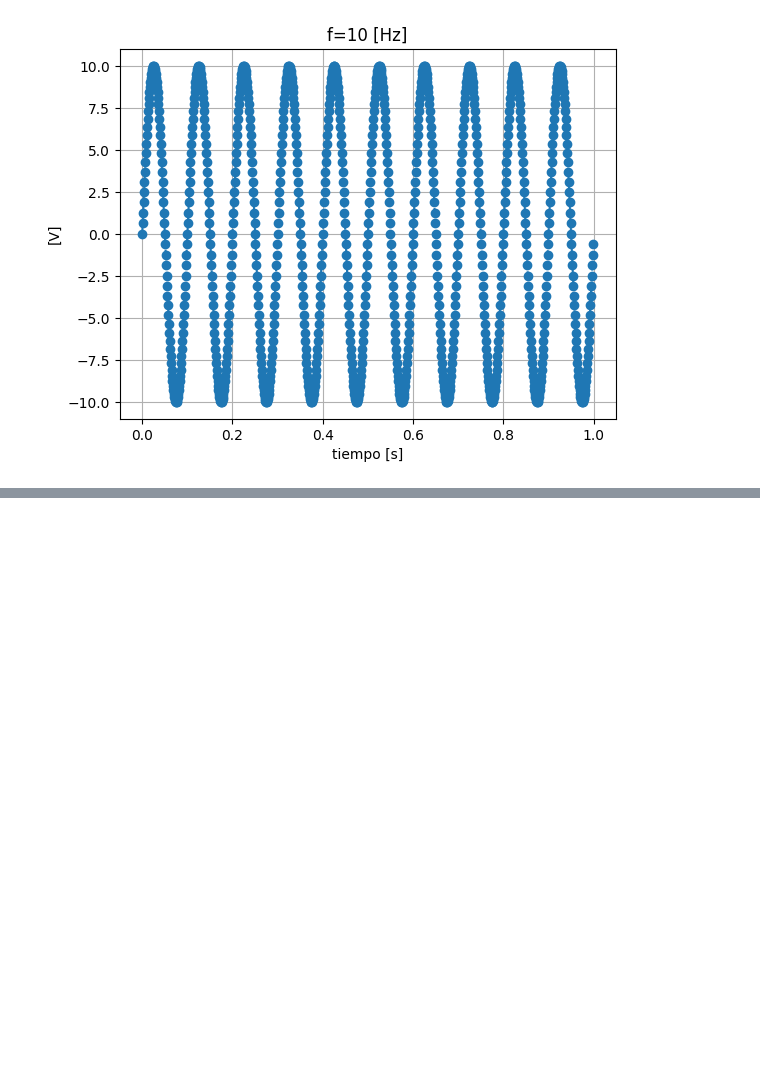
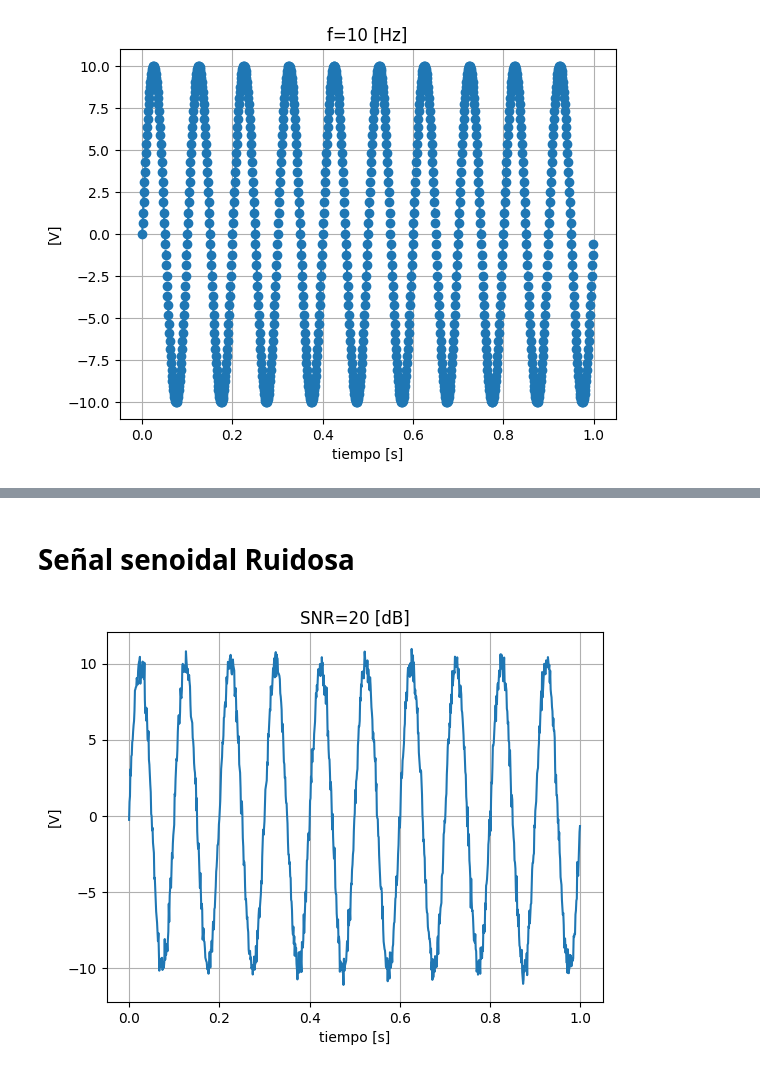
Before and after one commit to agustin-d-martinez/Procesamiento-Digital-de-Se-ales---2026, a Jupyter notebook: TS1/TS1.ipynb, the cells around one changed output, grey strips where cells are left out. Cells and saved outputs as stored; diff of their text form; code cells hidden in the pictures; blank space fills up the shorter version.

```diff
--- a/TS1/TS1.ipynb
+++ b/TS1/TS1.ipynb
@@ -81,0 +167,20 @@ plt.show()
+# %% [markdown]
+# Señal senoidal Ruidosa
+# %%
+## Var
+fs = 1000
+N = 1000
+
+vmax = 10
+f = 10
+snr = 20
+
+tt, xx = mi_sen_ruidosa(vmax=vmax, ff=f, nn=N, fs=fs, snr=snr)
+
+plt.title(f'SNR={snr} [dB]')
+plt.xlabel('tiempo [s]')
+plt.ylabel('[V]')
+plt.plot(tt, xx)
+plt.grid()
+# %% [output]
+[figure, added]
```
Also changed, not shown: parts of 3 cells of this notebook.
